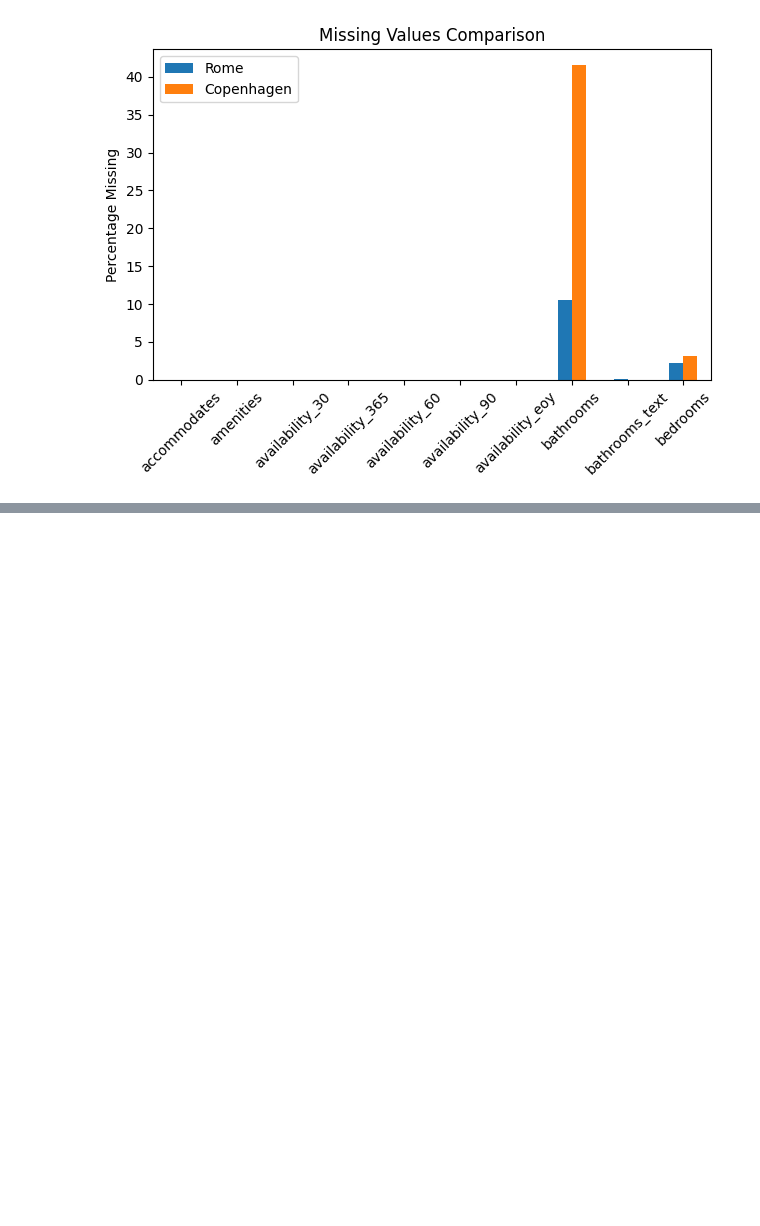
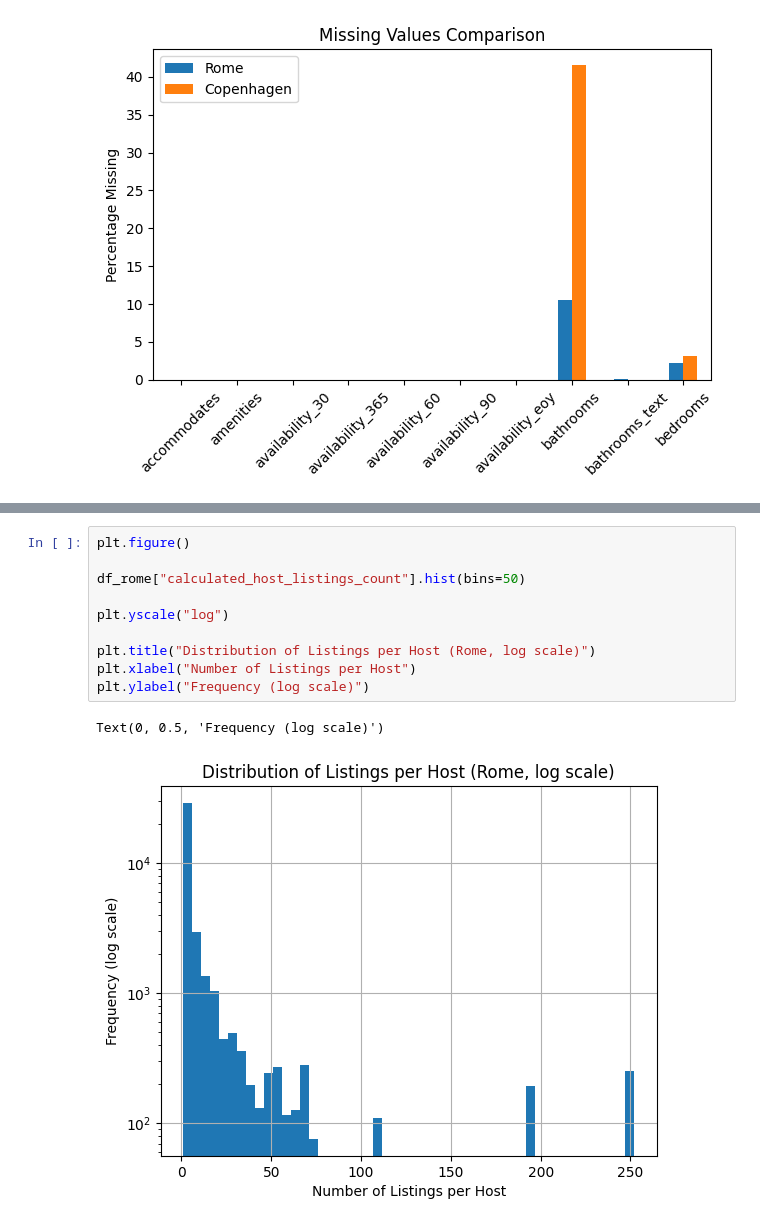
Before and after one commit to andreamammano89-maker/DataVisualisationPW_MESA, a Jupyter notebook: projectdv.ipynb, the cells around one changed output, grey strips where cells are left out. Saved outputs shown, nothing was run; the diff lists cells and outputs as text; blank space fills up the shorter version.

```diff
--- a/projectdv.ipynb
+++ b/projectdv.ipynb
@@ -198,0 +244,13 @@ plt.tight_layout()
+# %%
+plt.figure()
+
+df_rome["calculated_host_listings_count"].hist(bins=50)
+
+plt.yscale("log")
+
+plt.title("Distribution of Listings per Host (Rome, log scale)")
+plt.xlabel("Number of Listings per Host")
+plt.ylabel("Frequency (log scale)")
+# %% [output]
+Text(0, 0.5, 'Frequency (log scale)')
+[figure, added]
```
Also changed, not shown: parts of 16 cells of this notebook.
